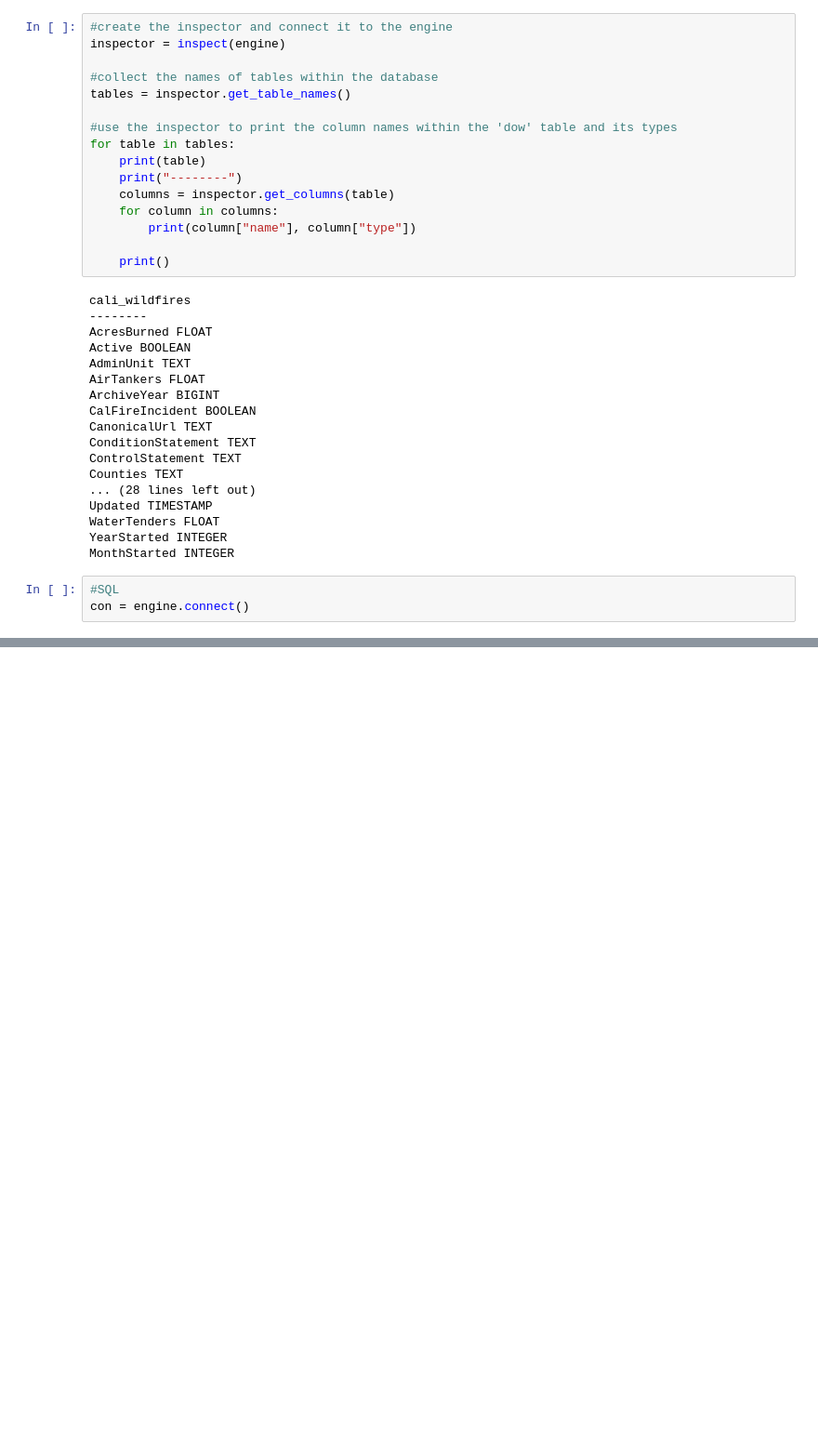
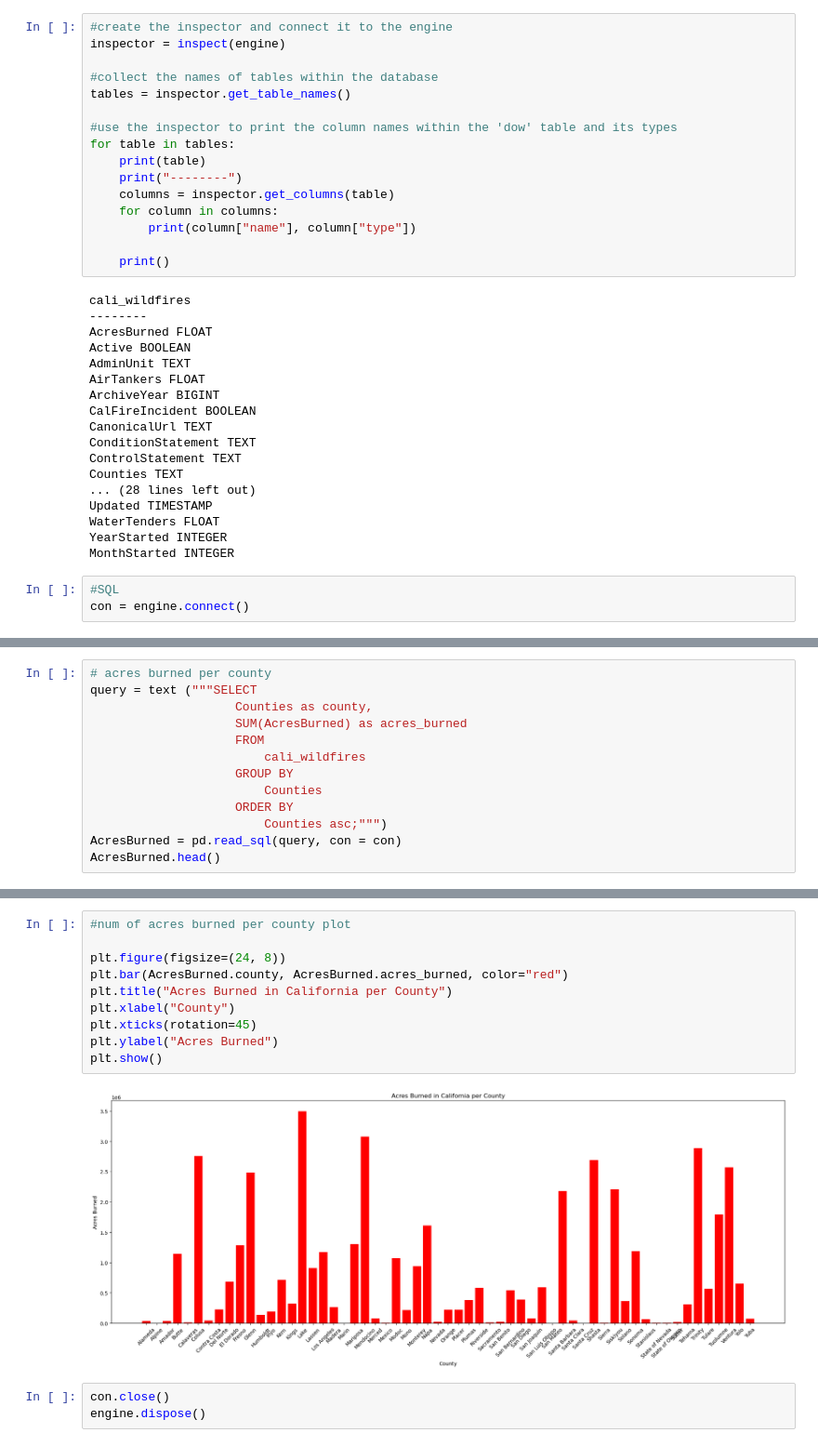
Before and after one commit to gydata5/california_wildfires, a Jupyter notebook: eewimmer/database/Queries_Cali_Wildfires-eewimmer.ipynb, the cells around one changed output, grey strips where cells are left out. Shown at 93% size. Cells and saved outputs as stored; diff of their text form; blank space fills up the shorter version.

```diff
--- a/eewimmer/database/Queries_Cali_Wildfires-eewimmer.ipynb
+++ b/eewimmer/database/Queries_Cali_Wildfires-eewimmer.ipynb
@@ -113,0 +146,13 @@ plt.show()
+# %%
+# acres burned per county
+query = text ("""SELECT
+                    Counties as county,
+                    SUM(AcresBurned) as acres_burned
+                    FROM
+                        cali_wildfires
+                    GROUP BY
+                        Counties
+                    ORDER BY
+                        Counties asc;""")
+AcresBurned = pd.read_sql(query, con = con)
+AcresBurned.head()
@@ -113,0 +166,15 @@ plt.show()
+# %%
+#num of acres burned per county plot
+
+plt.figure(figsize=(24, 8))
+plt.bar(AcresBurned.county, AcresBurned.acres_burned, color="red")
+plt.title("Acres Burned in California per County")
+plt.xlabel("County")
+plt.xticks(rotation=45)
+plt.ylabel("Acres Burned")
+plt.show()
+# %% [output]
+[figure, added]
+# %%
+con.close()
+engine.dispose()
```
Also changed, not shown: parts of 8 cells of this notebook, 1 other file.
